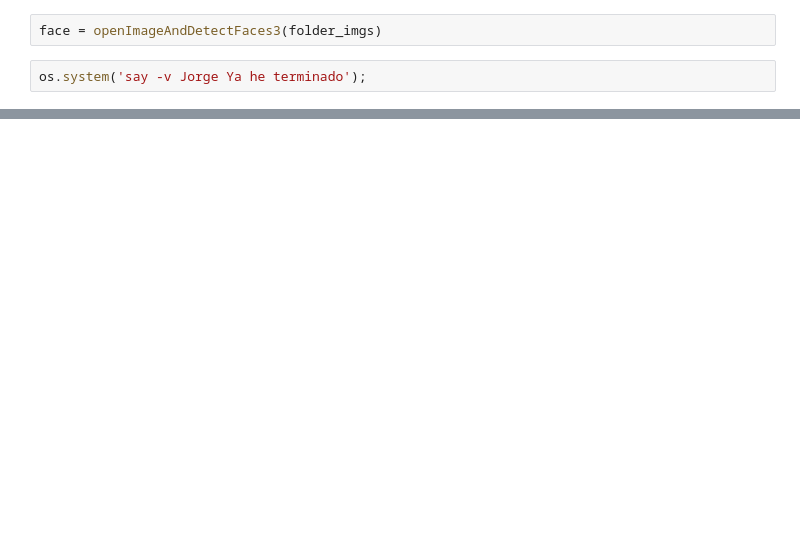
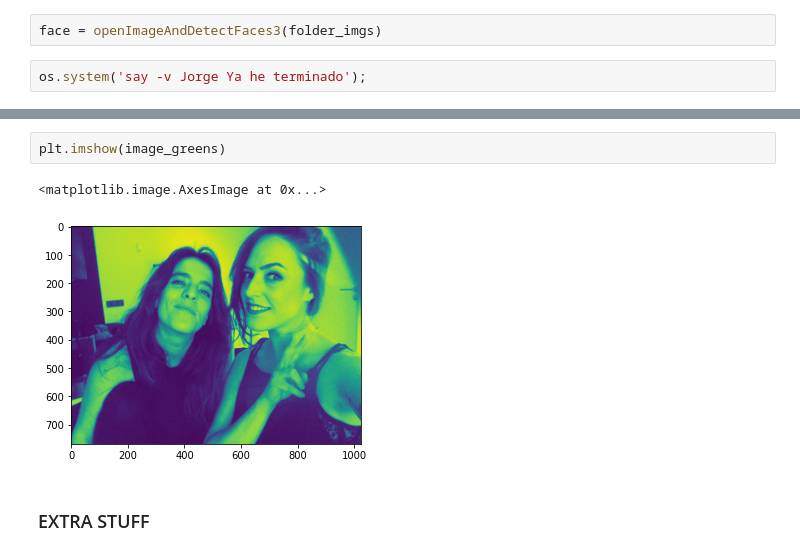
Before and after one commit to CristinaCallejo/AudienceResearch, a Jupyter notebook: notebooks/jn3 face.ipynb, the cells around one changed output, grey strips where cells are left out. Cells and saved outputs as stored; diff of their text form; blank space fills up the shorter version.

```diff
--- a/notebooks/jn3 face.ipynb
+++ b/notebooks/jn3 face.ipynb
@@ -333,0 +280,7 @@ NameError: name 'cv2' is not defined
+# %%
+plt.imshow(image_greens)
+# %% [output]
+<matplotlib.image.AxesImage at 0x...>
+[figure, added]
+# %% [markdown]
+### EXTRA STUFF
```
Also changed, not shown: parts of 58 cells of this notebook, 1 other file.
